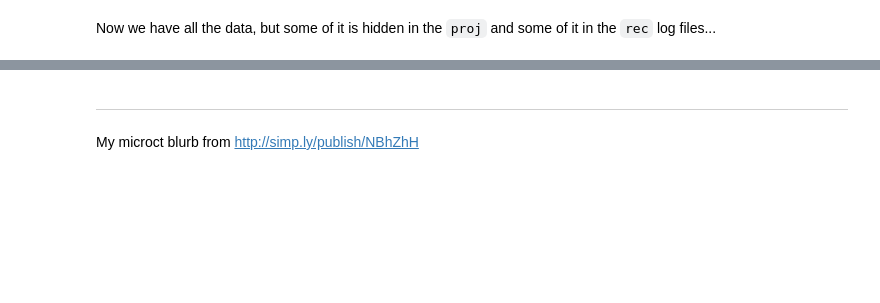
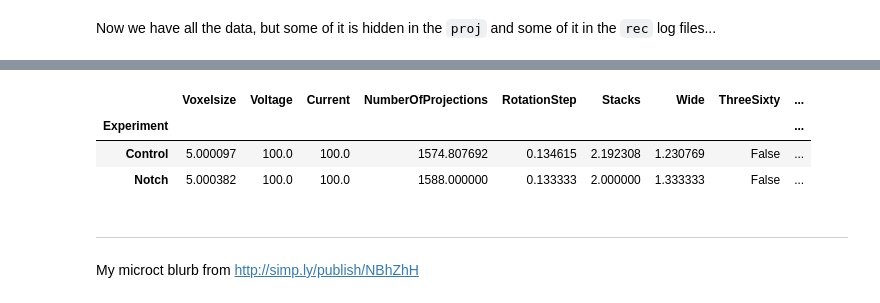
Before and after one commit to habi/liver-nchp, a Jupyter notebook: DataWrangling.ipynb, the cells around one changed output, grey strips where cells are left out. Cells and saved outputs as stored; diff of their text form; code cells hidden in the pictures; blank space fills up the shorter version.

```diff
--- a/DataWrangling.ipynb
+++ b/DataWrangling.ipynb
@@ -604,3 +627,10 @@ Now we have all the data, but some of it is hidden in the `proj` and some of it
+# %%
+Data.groupby('Experiment').mean()
+# %% [output]
+|  | Voxelsize | Voltage | Current | NumberOfProjections | RotationStep | Stacks | Wide | ThreeSixty | ... |
+| Experiment |  |  |  |  |  |  |  |  | ... |
+| Control | 5.000097 | 100.0 | 100.0 | 1574.807692 | 0.134615 | 2.192308 | 1.230769 | False | ... |
+| Notch | 5.000382 | 100.0 | 100.0 | 1588.000000 | 0.133333 | 2.000000 | 1.333333 | False | ... |
 # %% [markdown]
 ----
 # %% [markdown]
```
Also changed, not shown: parts of 46 cells of this notebook.
